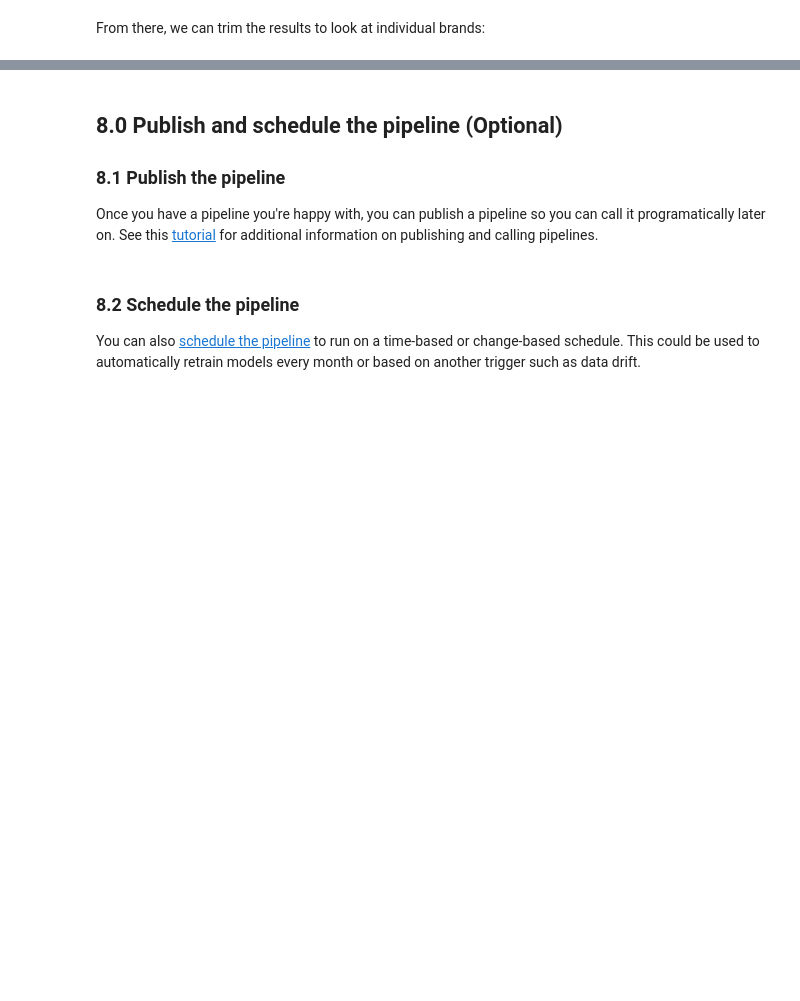
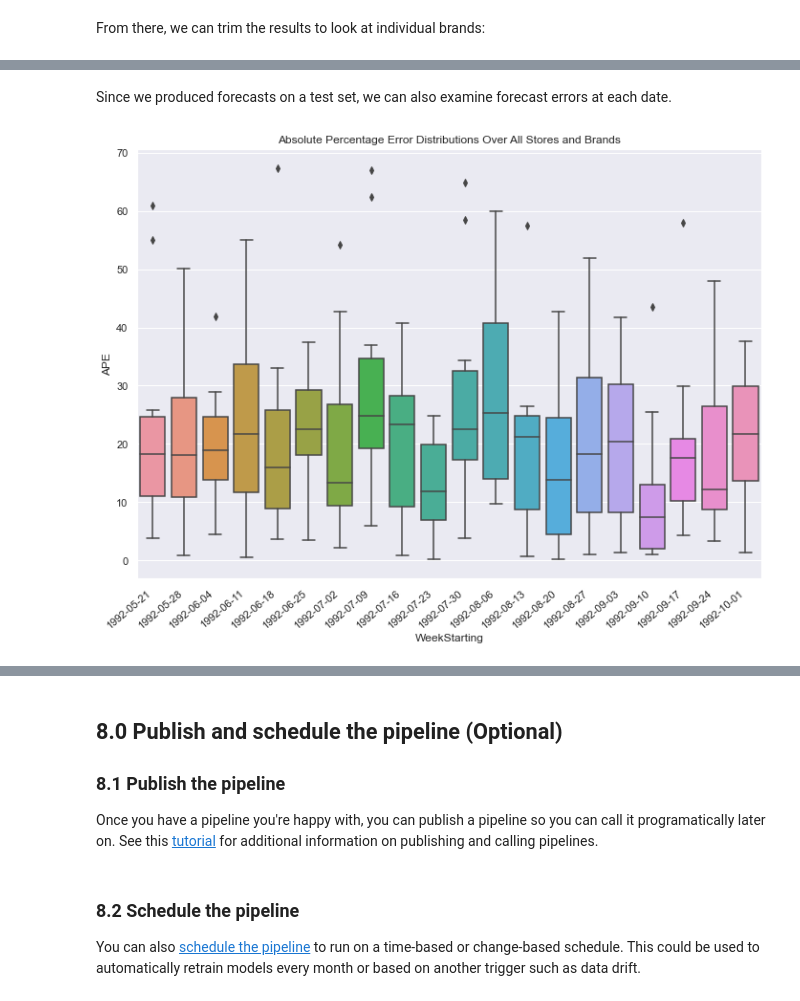
Before and after one commit to microsoft/solution-accelerator-many-models, a Jupyter notebook: Custom_Script/03_Forecasting_Pipeline.ipynb, the cells around one changed output, grey strips where cells are left out. Saved outputs shown, nothing was run; the diff lists cells and outputs as text; code cells hidden in the pictures; blank space fills up the shorter version.

```diff
--- a/Custom_Script/03_Forecasting_Pipeline.ipynb
+++ b/Custom_Script/03_Forecasting_Pipeline.ipynb
@@ -221,0 +261,17 @@ plt.show()
+# %% [markdown]
+Since we produced forecasts on a test set, we can also examine forecast errors at each date.
+# %%
+import numpy as np
+
+# Compute the absolute percentage error for each forecast at each date
+# Warning: percentage errors are not defined if the actuals contain zero values
+df['APE'] = 100*np.abs((df['Quantity'].values - df['Predictions'].values) / df['Quantity'].values)
+
+with sns.axes_style():
+    fig = sns.boxplot(x='WeekStarting', y='APE', data=df)
+    x_dates = df['WeekStarting'].dt.strftime('%Y-%m-%d')
+    fig.set_xticklabels(x_dates, rotation=40, horizontalalignment='right')
+    fig.set_title('Absolute Percentage Error Distributions Over All Stores and Brands')
+    plt.show()
+# %% [output]
+[figure, added]
```
Also changed, not shown: parts of 13 cells of this notebook, 7 other files.
